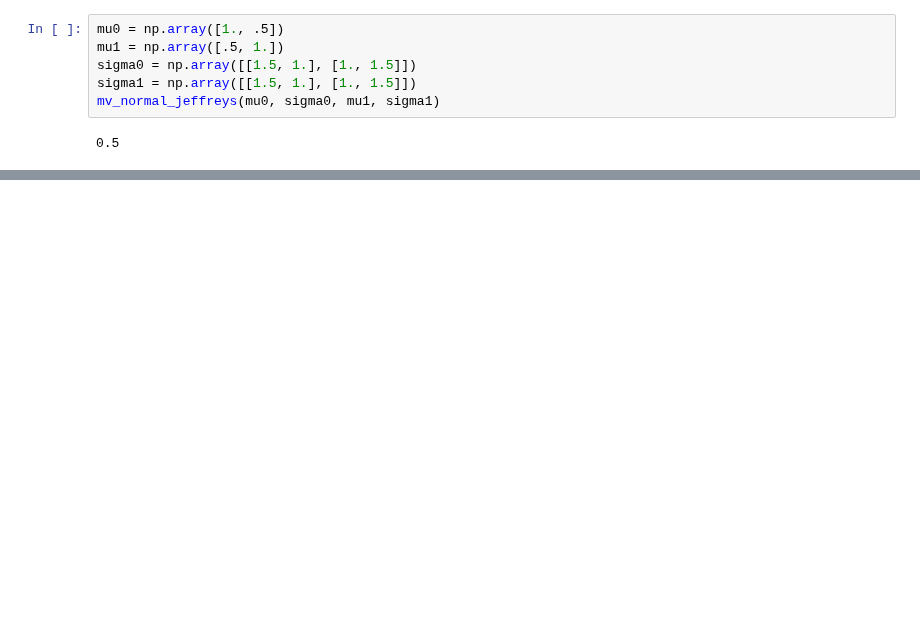
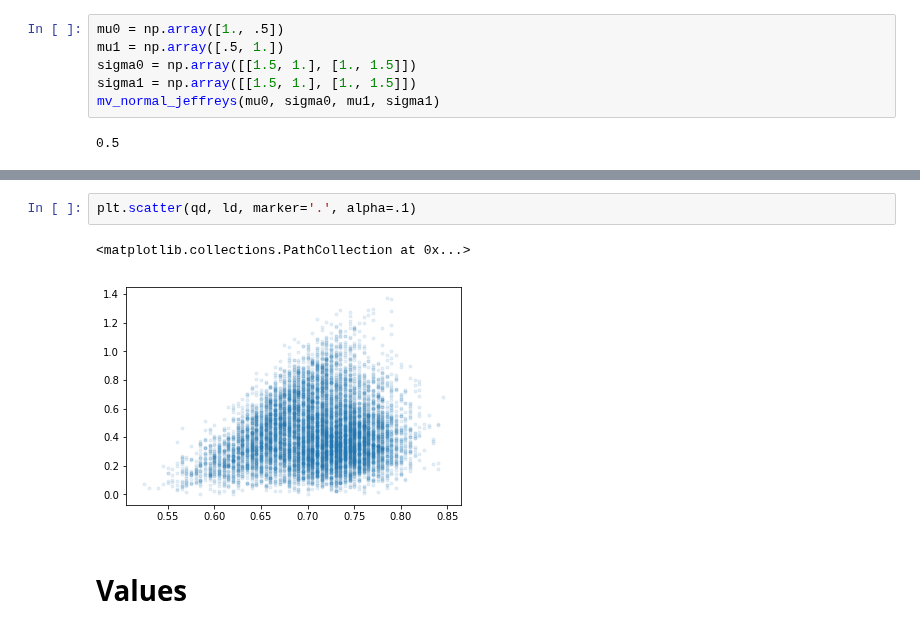
Before and after one commit to BouchardLab/noise_correlations, a Jupyter notebook: notebooks/symmetric_KL.ipynb, the cells around one changed output, grey strips where cells are left out. Drawn from its saved outputs; the diff is of its cells as text; blank space fills up the shorter version.

```diff
--- a/notebooks/symmetric_KL.ipynb
+++ b/notebooks/symmetric_KL.ipynb
@@ -219,0 +251,7 @@ _ = plt.hist(ld, bins=50)
+# %%
+plt.scatter(qd, ld, marker='.', alpha=.1)
+# %% [output]
+<matplotlib.collections.PathCollection at 0x...>
+[figure, added]
+# %% [markdown]
+# Values
```
Also changed, not shown: parts of 11 cells of this notebook.
